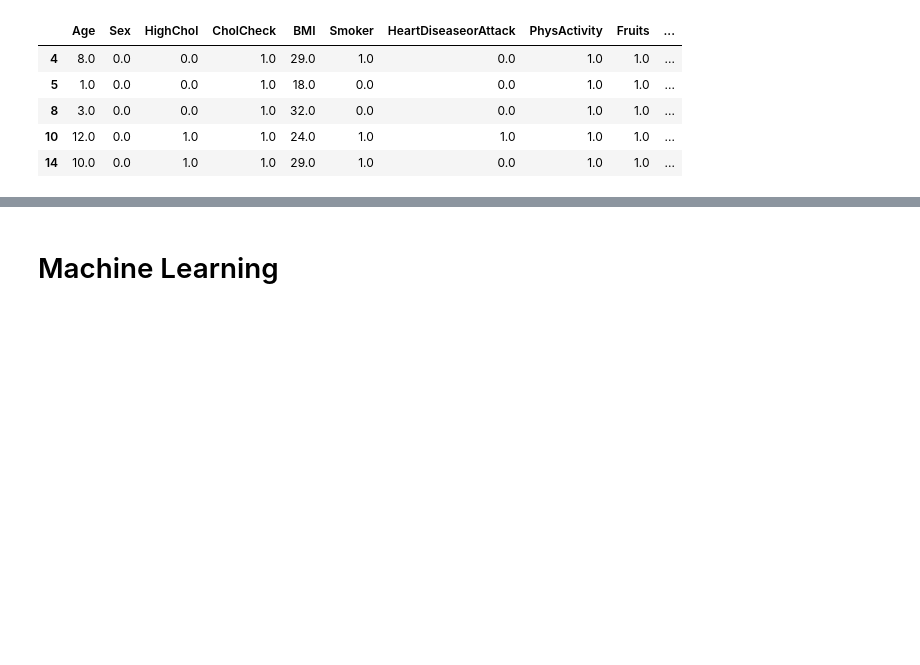
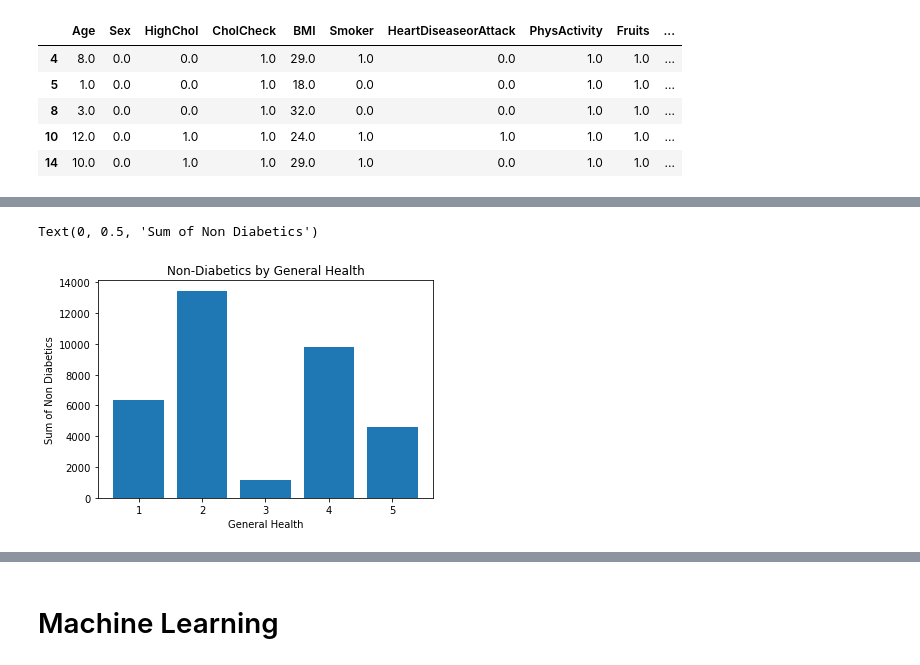
Before and after one commit to MiguelFids/Capstone_Project, a Jupyter notebook: data_cleaning.ipynb, the cells around one changed output, grey strips where cells are left out. Saved outputs shown, nothing was run; the diff lists cells and outputs as text; code cells hidden in the pictures; blank space fills up the shorter version.

```diff
--- a/data_cleaning.ipynb
+++ b/data_cleaning.ipynb
@@ -282,0 +239,14 @@ The highest percentage non diabetics is at 5, and the lowerest percentage is at
+# %%
+# how do non diabetics fare?
+fig, ax = plt.subplots()
+
+labels = non_diabetic_df['GenHlth'].unique()
+sums = df.groupby(by=['GenHlth']).sum()
+
+ax.bar(labels, sums['Diabetes'])
+ax.set_xlabel('General Health')
+ax.set_title('Non-Diabetics by General Health')
+ax.set_ylabel('Sum of Non Diabetics')
+# %% [output]
+Text(0, 0.5, 'Sum of Non Diabetics')
+[figure, added]
```
Also changed, not shown: parts of 23 cells of this notebook.
